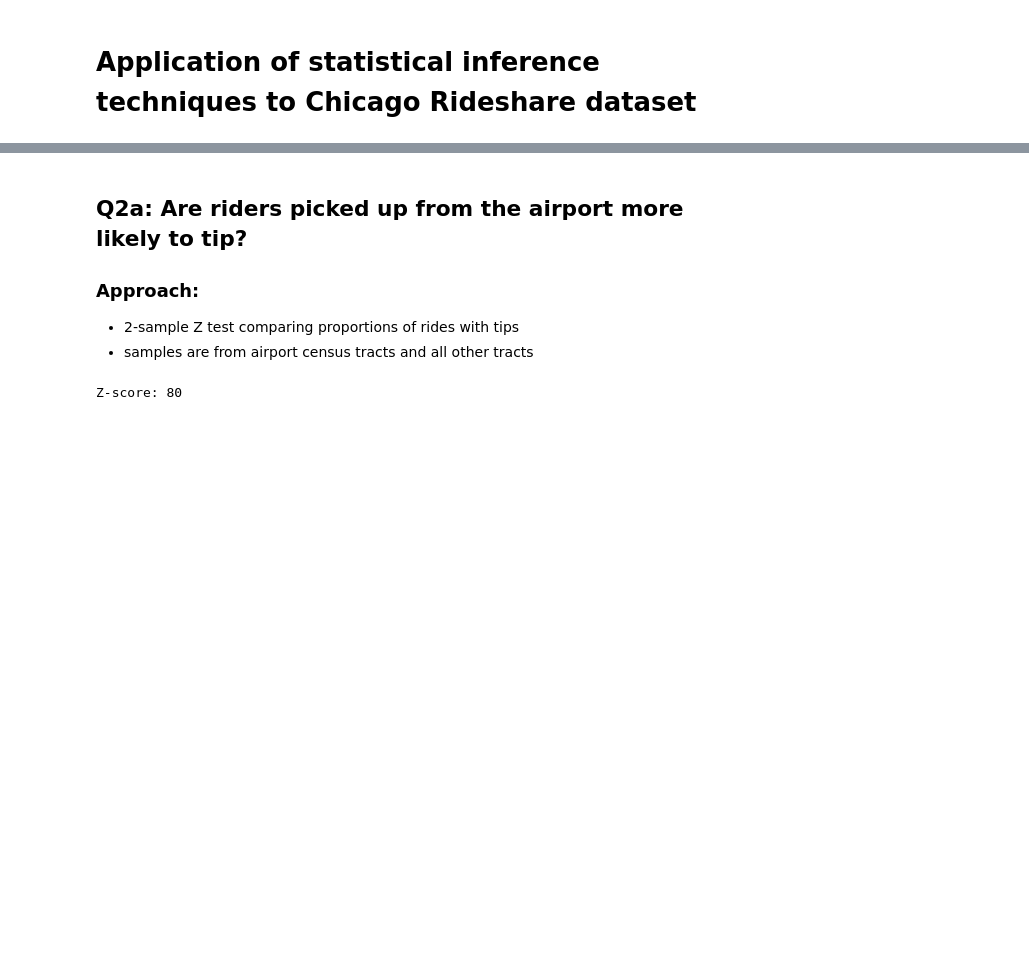
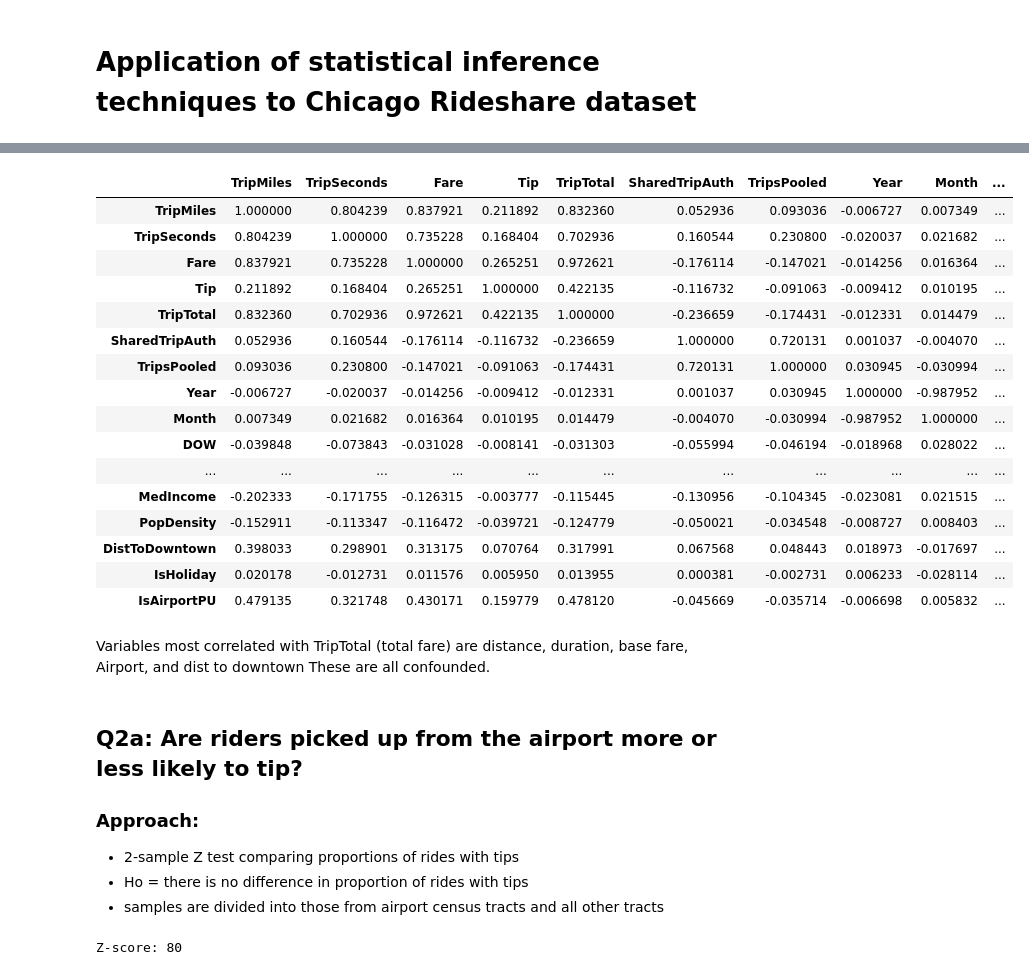
Before and after one commit to LisaATaylor/Rideshare, a Jupyter notebook: Chicago Rideshare Dataset- Statistical Inference.ipynb, the cells around one changed output, grey strips where cells are left out. Drawn from its saved outputs; the diff is of its cells as text; code cells hidden in the pictures; blank space fills up the shorter version.

```diff
--- a/Chicago Rideshare Dataset- Statistical Inference.ipynb
+++ b/Chicago Rideshare Dataset- Statistical Inference.ipynb
@@ -34,3 +49,6 @@ daily_gdf = gpd.GeoDataFrame(daily_df, geometry='geometry')
 #data aggregated daily by pickup census tract, with geography
 agg_hourly_all=pd.read_pickle(os.path.join(datadir,'agg_hourly_all_gdf'))
 hourly_gdf= gpd.GeoDataFrame(agg_hourly_all, geometry='geometry')
+
+#5% sample of individual rides with weather and census
+rwc_df=pd.read_pickle(os.path.join(datadir,'indiv_rides_with_weather_census'))
@@ -59,0 +57,9 @@ ax.legend()
+# %%
+rwc_sub=rwc_df[['TripMiles','TripSeconds',
+       'Fare', 'Tip', 'TripTotal', 'SharedTripAuth',
+       'TripsPooled',  'Year', 'Month', 'DOW', 'Hour',
+       'HTemp', 'HWind', 'HPrecip', 'Precip',  'MedIncome',
+       'PopDensity', 'DistToDowntown',
+       'IsHoliday', 'DayPeriod', 'IsAirportPU']]
+rwc_sub.loc['Precip']=rwc_sub['Precip'].apply(lambda x: True if x=='Wet' else False)#Obj to bool
+rwc_sub.iloc[999]
@@ -60,8 +88,33 @@ ax.legend()
+# %%
+#Correlation matrix
+rwc_sub.corr()
+# %% [output]
+|  | TripMiles | TripSeconds | Fare | Tip | TripTotal | SharedTripAuth | TripsPooled | Year | Month | ... |
+| TripMiles | 1.000000 | 0.804239 | 0.837921 | 0.211892 | 0.832360 | 0.052936 | 0.093036 | -0.006727 | 0.007349 | ... |
+| TripSeconds | 0.804239 | 1.000000 | 0.735228 | 0.168404 | 0.702936 | 0.160544 | 0.230800 | -0.020037 | 0.021682 | ... |
+| Fare | 0.837921 | 0.735228 | 1.000000 | 0.265251 | 0.972621 | -0.176114 | -0.147021 | -0.014256 | 0.016364 | ... |
+| Tip | 0.211892 | 0.168404 | 0.265251 | 1.000000 | 0.422135 | -0.116732 | -0.091063 | -0.009412 | 0.010195 | ... |
+| TripTotal | 0.832360 | 0.702936 | 0.972621 | 0.422135 | 1.000000 | -0.236659 | -0.174431 | -0.012331 | 0.014479 | ... |
+| SharedTripAuth | 0.052936 | 0.160544 | -0.176114 | -0.116732 | -0.236659 | 1.000000 | 0.720131 | 0.001037 | -0.004070 | ... |
+| TripsPooled | 0.093036 | 0.230800 | -0.147021 | -0.091063 | -0.174431 | 0.720131 | 1.000000 | 0.030945 | -0.030994 | ... |
+| Year | -0.006727 | -0.020037 | -0.014256 | -0.009412 | -0.012331 | 0.001037 | 0.030945 | 1.000000 | -0.987952 | ... |
+| Month | 0.007349 | 0.021682 | 0.016364 | 0.010195 | 0.014479 | -0.004070 | -0.030994 | -0.987952 | 1.000000 | ... |
+| DOW | -0.039848 | -0.073843 | -0.031028 | -0.008141 | -0.031303 | -0.055994 | -0.046194 | -0.018968 | 0.028022 | ... |
+| ... | ... | ... | ... | ... | ... | ... | ... | ... | ... | ... |
+| MedIncome | -0.202333 | -0.171755 | -0.126315 | -0.003777 | -0.115445 | -0.130956 | -0.104345 | -0.023081 | 0.021515 | ... |
+| PopDensity | -0.152911 | -0.113347 | -0.116472 | -0.039721 | -0.124779 | -0.050021 | -0.034548 | -0.008727 | 0.008403 | ... |
+| DistToDowntown | 0.398033 | 0.298901 | 0.313175 | 0.070764 | 0.317991 | 0.067568 | 0.048443 | 0.018973 | -0.017697 | ... |
+| IsHoliday | 0.020178 | -0.012731 | 0.011576 | 0.005950 | 0.013955 | 0.000381 | -0.002731 | 0.006233 | -0.028114 | ... |
+| IsAirportPU | 0.479135 | 0.321748 | 0.430171 | 0.159779 | 0.478120 | -0.045669 | -0.035714 | -0.006698 | 0.005832 | ... |
+# %% [markdown]
+Variables most correlated with TripTotal (total fare) are distance, duration, base fare, Airport, and dist to downtown
+These are all confounded.
 # %% [markdown]
-## Q2a:  Are riders picked up from the airport more likely to tip?
+## Q2a:  Are riders picked up from the airport more or less likely to tip?
 ### Approach:
 * 2-sample Z test comparing proportions of rides with tips
-* samples are from airport census tracts and all other tracts
+* Ho = there is no difference in proportion of rides with tips
+* samples are divided into those from airport census tracts and all other tracts
 # %%
 # Are riders picked up from airports more likely to tip than riders from other locations?
 # Prepare data (recall, ridesdf is 5% sample of full rideshare dataset)
```
Also changed, not shown: parts of 34 cells of this notebook.
